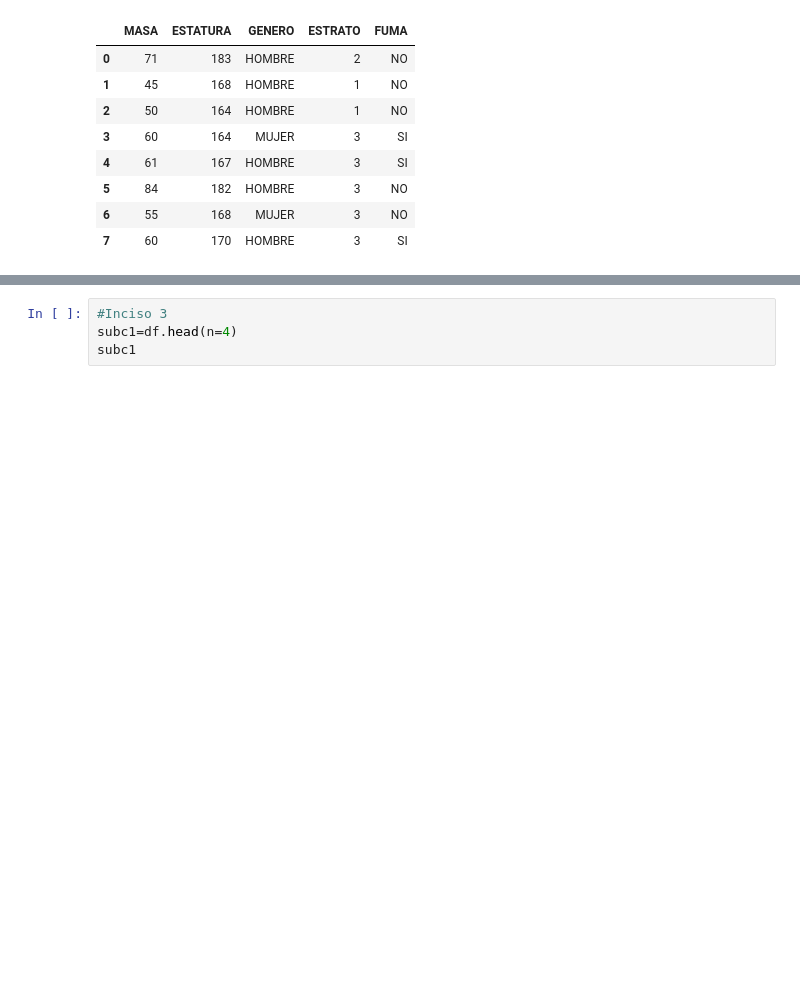
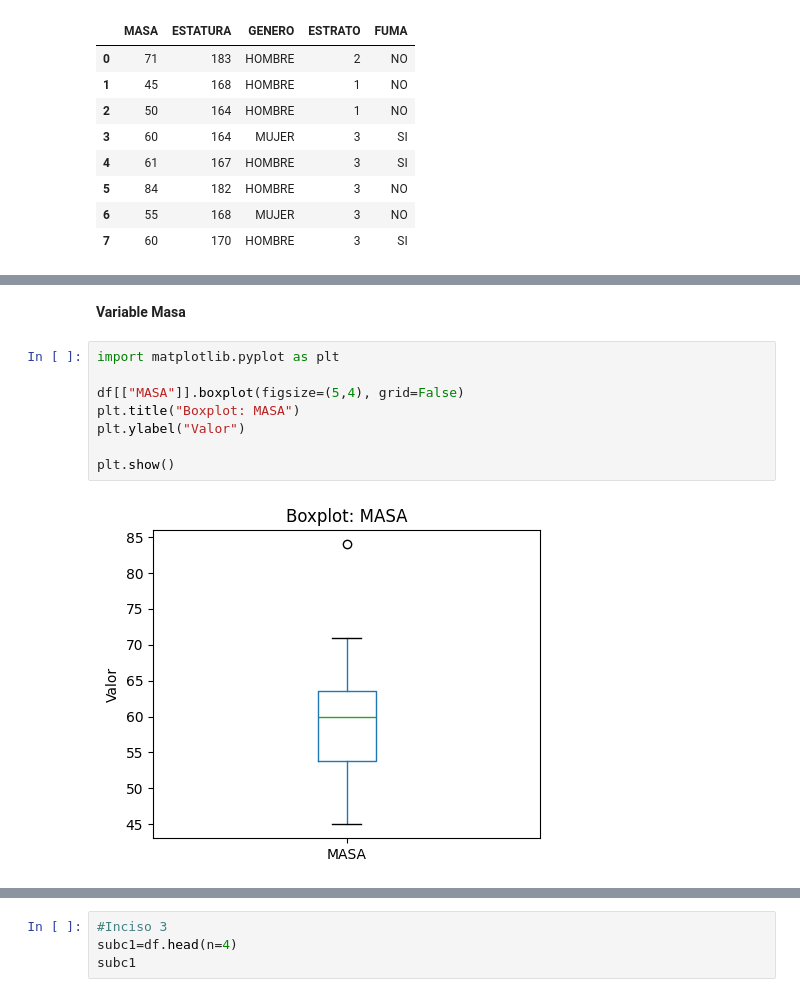
Before and after one commit to T1fff/jupyter_ejercicio1, a Jupyter notebook: Ejercicio_python_visualizacion.ipynb, the cells around one changed output, grey strips where cells are left out. Drawn from its saved outputs; the diff is of its cells as text; blank space fills up the shorter version.

```diff
--- a/Ejercicio_python_visualizacion.ipynb
+++ b/Ejercicio_python_visualizacion.ipynb
@@ -212,3 +213,15 @@ resumen
 | Mediana | 60.000000 | 168.00000 | 3.000000 |
 | Q3 (75%) | 63.500000 | 173.00000 | 3.000000 |
 | Máximo | 84.000000 | 183.00000 | 3.000000 |
+# %% [markdown]
+**Variable Masa**
+# %%
+import matplotlib.pyplot as plt
+
+df[["MASA"]].boxplot(figsize=(5,4), grid=False)
+plt.title("Boxplot: MASA")
+plt.ylabel("Valor")
+
+plt.show()
+# %% [output]
+[figure, added]
```
Also changed, not shown: parts of 9 cells of this notebook.
